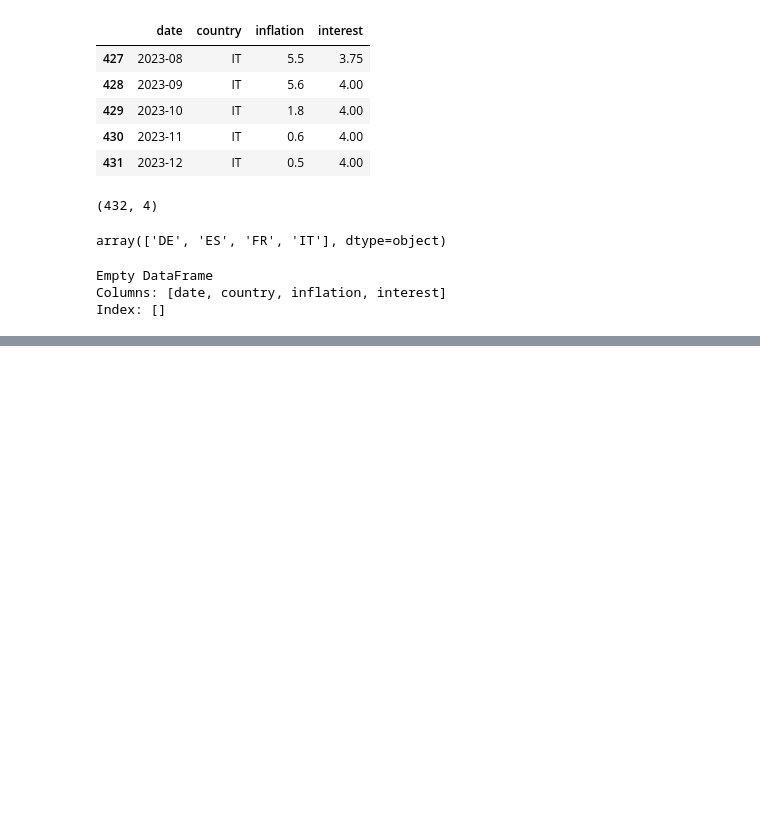
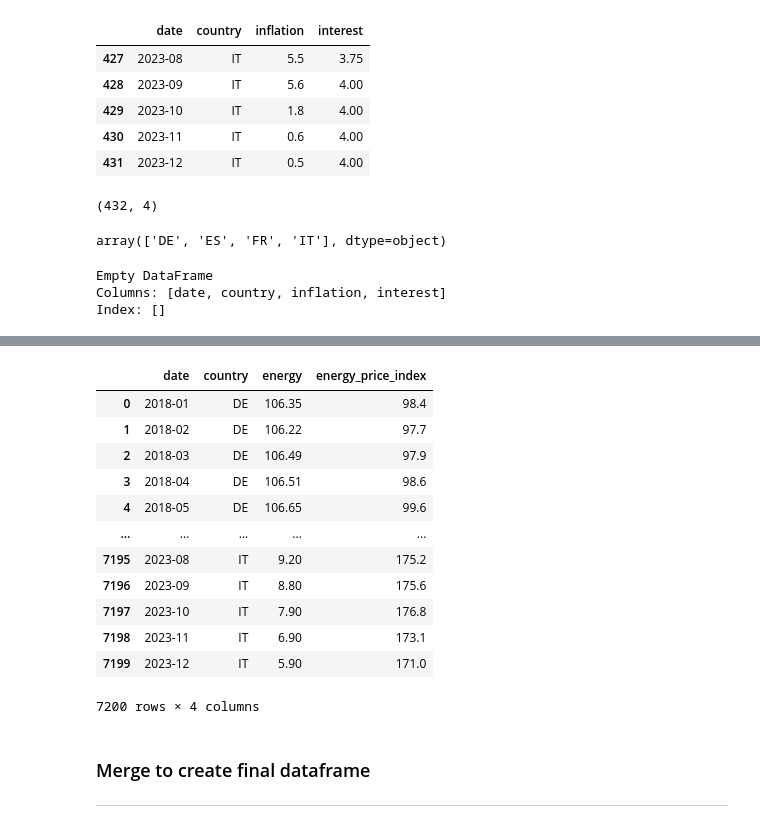
Before and after one commit to meisnerfiona-it/economic-impact-of-green-deal, a Jupyter notebook: 03_merge_datasets_Fiona.ipynb, the cells around one changed output, grey strips where cells are left out. Cells and saved outputs as stored; diff of their text form; code cells hidden in the pictures; blank space fills up the shorter version.

```diff
--- a/03_merge_datasets_Fiona.ipynb
+++ b/03_merge_datasets_Fiona.ipynb
@@ -11,6 +11,11 @@ df = pd.read_csv('inflation_clean.csv')
 # Eurostat API
 df2 = pd.read_csv('interest_clean.csv')
 
+# Energy clean
+df3 = pd.read_csv('energy_clean.csv')
+
+# Energy_clean_index
+df4 = pd.read_csv('energy_clean_index.csv')
 
 df.head(25)
 # %% [output]
@@ -137,0 +167,25 @@ df_merged.head(50)
+# %%
+# Fixing date columns -- make sure they are the same
+df3["date"] = pd.to_datetime(df3["date"]).dt.to_period("M")
+df4["date"] = pd.to_datetime(df4["date"]).dt.to_period("M")
+# %%
+df_energy = pd.merge(df3, df4, on=['date', 'country'], how='inner')
+# %%
+df_energy
+# %% [output]
+|  | date | country | energy | energy_price_index |
+| 0 | 2018-01 | DE | 106.35 | 98.4 |
+| 1 | 2018-02 | DE | 106.22 | 97.7 |
+| 2 | 2018-03 | DE | 106.49 | 97.9 |
+| 3 | 2018-04 | DE | 106.51 | 98.6 |
+| 4 | 2018-05 | DE | 106.65 | 99.6 |
+| ... | ... | ... | ... | ... |
+| 7195 | 2023-08 | IT | 9.20 | 175.2 |
+| 7196 | 2023-09 | IT | 8.80 | 175.6 |
+| 7197 | 2023-10 | IT | 7.90 | 176.8 |
+| 7198 | 2023-11 | IT | 6.90 | 173.1 |
+| 7199 | 2023-12 | IT | 5.90 | 171.0 |
+7200 rows × 4 columns
+# %% [markdown]
+### Merge to create final dataframe
+---
```
Also changed, not shown: parts of 14 cells of this notebook, 1 other file.
